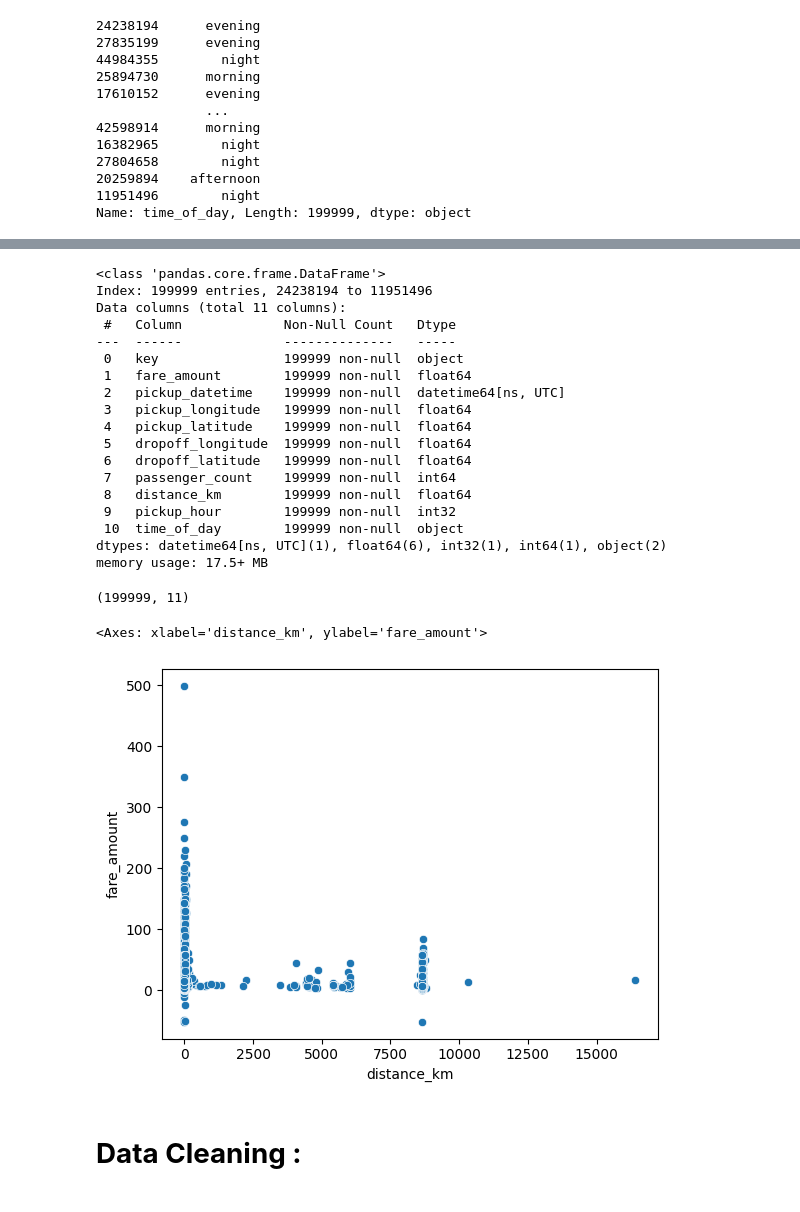
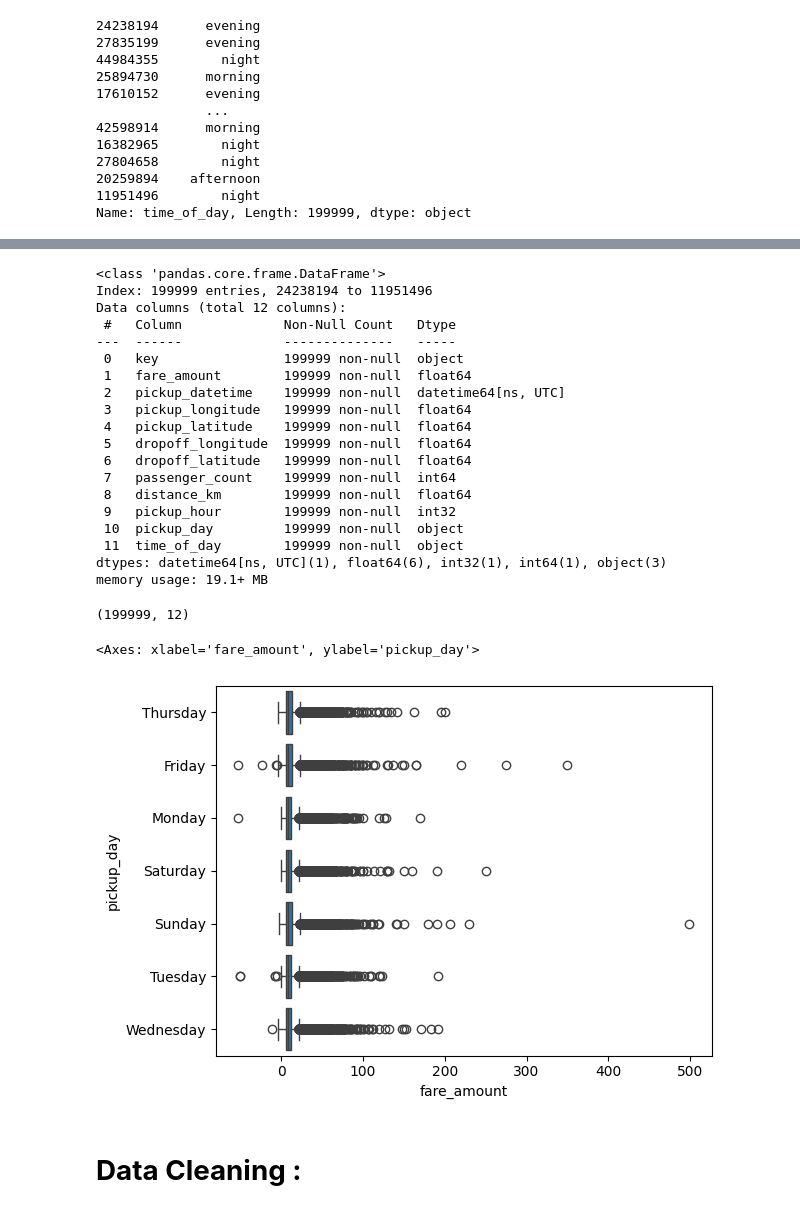
Before and after one commit to AshutoshDhungana/Fare_amount_prediction, a Jupyter notebook: TCfellowship_Ashutosh.ipynb, the cells around one changed output, grey strips where cells are left out. Cells and saved outputs as stored; diff of their text form; code cells hidden in the pictures.

```diff
--- a/TCfellowship_Ashutosh.ipynb
+++ b/TCfellowship_Ashutosh.ipynb
@@ -185,6 +185,8 @@ dtype: int64
 df['pickup_datetime'] = pd.to_datetime(df['pickup_datetime'])
 
 df['pickup_hour'] = df['pickup_datetime'].dt.hour
+
+df['pickup_day'] = df['pickup_datetime'].dt.day_name()
 # %%
 def categorize_time(hour):
     if 5 <= hour < 12:
@@ -240,7 +239,7 @@ df.info()
 # %% [output]
 <class 'pandas.core.frame.DataFrame'>
 Index: 199999 entries, 24238194 to 11951496
-Data columns (total 11 columns):
+Data columns (total 12 columns):
  #   Column             Non-Null Count   Dtype
 ---  ------             --------------   -----
  0   key                199999 non-null  object
@@ -253,18 +252,19 @@ Data columns (total 11 columns):
  7   passenger_count    199999 non-null  int64
  8   distance_km        199999 non-null  float64
  9   pickup_hour        199999 non-null  int32
- 10  time_of_day        199999 non-null  object
-dtypes: datetime64[ns, UTC](1), float64(6), int32(1), int64(1), object(2)
-memory usage: 17.5+ MB
+ 10  pickup_day         199999 non-null  object
+ 11  time_of_day        199999 non-null  object
+dtypes: datetime64[ns, UTC](1), float64(6), int32(1), int64(1), object(3)
+memory usage: 19.1+ MB
 # %%
 df.shape
 # %% [output]
-(199999, 11)
+(199999, 12)
 # %%
-sns.scatterplot(x='distance_km', y='fare_amount', data=df)
+sns.boxplot(x='fare_amount', y='pickup_day', data=df)
 # %% [output]
-<Axes: xlabel='distance_km', ylabel='fare_amount'>
+<Axes: xlabel='fare_amount', ylabel='pickup_day'>
-[figure, old version]
+[figure, new version]
 # %% [markdown]
 # **Data Cleaning :**
 # %% [markdown]
```
Also changed, not shown: parts of 18 cells of this notebook.
